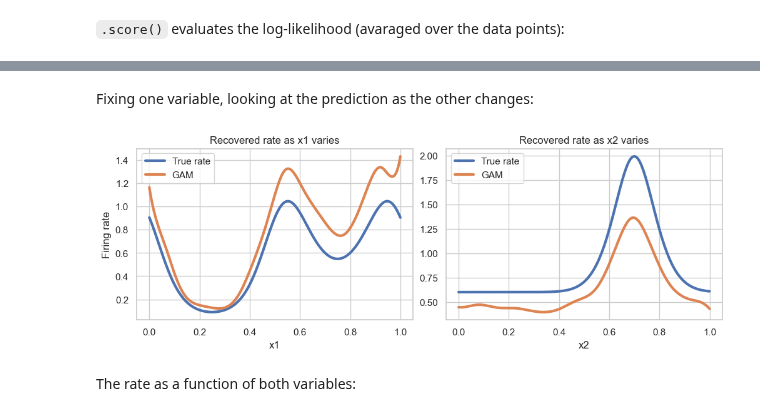
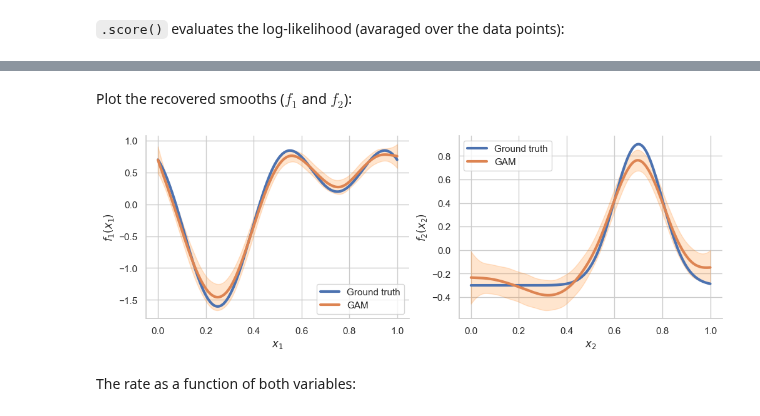
Before and after one commit to bagibence/pgam_jax, a Jupyter notebook: examples/quick_start.ipynb, the cells around one changed output, grey strips where cells are left out. Drawn from its saved outputs; the diff is of its cells as text; code cells hidden in the pictures.

Commit message:
Update quick_start notebook after correcting penalization
Also changed evaluation to use GAM.smooth_compute

```diff
--- a/examples/quick_start.ipynb
+++ b/examples/quick_start.ipynb
@@ -136,29 +139,35 @@ GAM mean log-likelihood: -1.057
-# %% [markdown]
-Fixing one variable, looking at the prediction as the other changes:
-# %%
-x2_ref = np.full_like(x_plot, 0.2)
-x1_ref = np.full_like(x_plot, 0.8)
-
-true_rate_x1 = np.exp(gen_mu(x_plot, x2_ref))
-gam_rate_x1 = np.asarray(gam.predict((x_plot, x2_ref)))
-
-true_rate_x2 = np.exp(gen_mu(x1_ref, x_plot))
-gam_rate_x2 = np.asarray(gam.predict((x1_ref, x_plot)))
-
-fig, ax = plt.subplots(figsize=(10, 3.5), ncols=2, constrained_layout=True)
-
-ax[0].plot(x_plot, true_rate_x1, label="True rate", linewidth=3)
-ax[0].plot(x_plot, gam_rate_x1, label="GAM", linewidth=3)
-ax[0].set(xlabel="x1", ylabel="Firing rate", title="Recovered rate as x1 varies")
-
-ax[1].plot(x_plot, true_rate_x2, label="True rate", linewidth=3)
-ax[1].plot(x_plot, gam_rate_x2, label="GAM", linewidth=3)
-ax[1].set(xlabel="x2", title="Recovered rate as x2 varies")
-
-for axi in ax:
-    axi.legend()
-# %% [output]
-[figure, removed]
+# %% [markdown]
+Plot the recovered smooths ($f_1$ and $f_2$):
+# %%
+x_plot = np.linspace(0.0, 1.0, 300)
+
+fig, ax = plt.subplots(1, 2, figsize=(10, 3.5), sharex=True, constrained_layout=True)
+
+# center smooths to have zero mean
+gt_smooth_1 = smooth_1(x_plot)
+gt_smooth_1 -= np.mean(gt_smooth_1)
+gt_smooth_2 = smooth_2(x_plot)
+gt_smooth_2 -= np.mean(gt_smooth_2)
+
+gam_smooth_1, min1, max1 = gam.smooth_compute(x_plot, 0)
+gam_smooth_2, min2, max2 = gam.smooth_compute(x_plot, 1)
+
+ax[0].plot(x_plot, gt_smooth_1, linewidth=3, label="Ground truth")
+ax[0].plot(x_plot, gam_smooth_1, linewidth=3, label="GAM")
+ax[0].fill_between(x_plot, min1, max1, alpha=0.2, color="tab:orange")
+ax[0].set(ylabel=r"$f_{1}(x_{1})$", xlabel=r"$x_1$")
+
+ax[1].plot(x_plot, gt_smooth_2, linewidth=3, label="Ground truth")
+ax[1].plot(x_plot, gam_smooth_2, linewidth=3, label="GAM")
+ax[1].fill_between(x_plot, min2, max2, alpha=0.2, color="tab:orange")
+ax[1].set(ylabel=r"$f_{2}(x_{2})$", xlabel=r"$x_2$")
+
+for axi in ax:
+    axi.legend()
+
+sns.despine()
+# %% [output]
+[figure, added]
 # %% [markdown]
 The rate as a function of both variables:
 # %%
```
Also changed, not shown: parts of 6 cells of this notebook.
